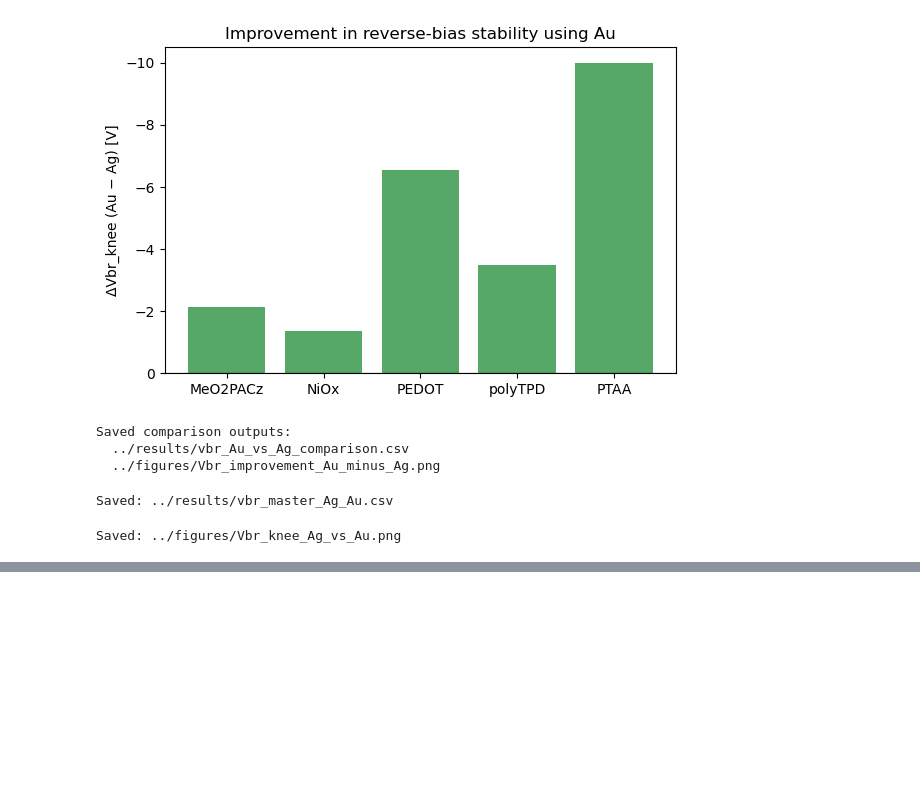
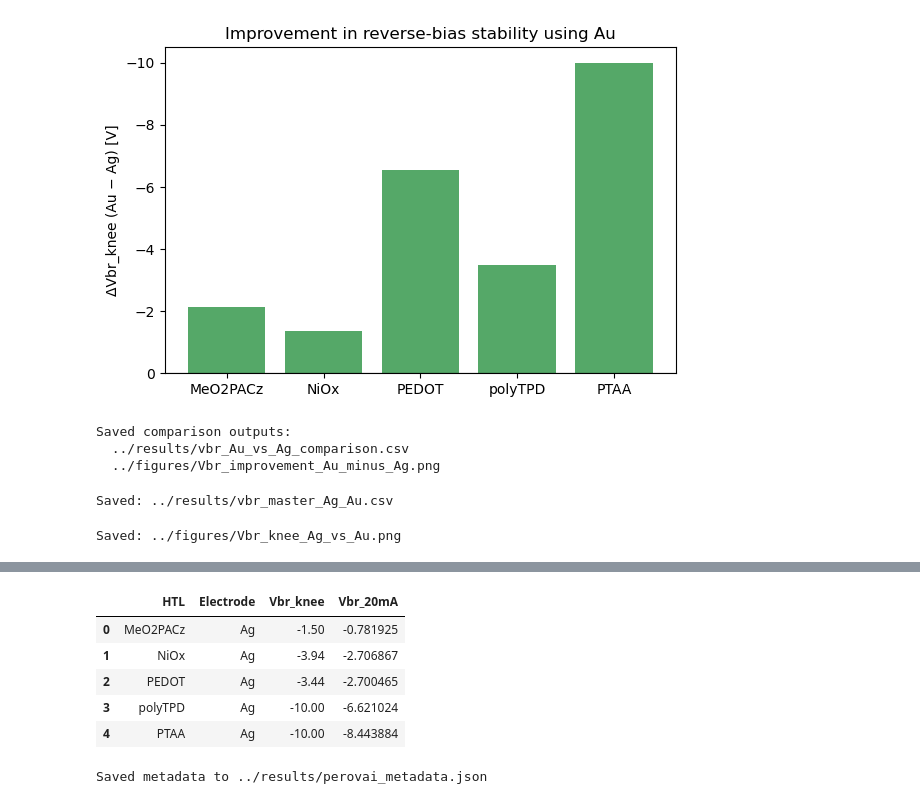
Before and after one commit to Mazhar-PerovAI/PerovAI_Course, a Jupyter notebook: Week08/notebooks/Ag.ipynb, the cells around one changed output, grey strips where cells are left out. Cells and saved outputs as stored; diff of their text form; code cells hidden in the pictures; blank space fills up the shorter version.

```diff
--- a/Week08/notebooks/Ag.ipynb
+++ b/Week08/notebooks/Ag.ipynb
@@ -496,0 +525,62 @@ Saved: ../figures/Vbr_knee_Ag_vs_Au.png
+# %%
+import pandas as pd
+
+# Load synchronized datasets
+ag = pd.read_csv("../results/vbr_Ag_all_sync.csv")
+au = pd.read_csv("../results/vbr_Au_all.csv")
+
+# Standardize column names
+ag["Electrode"] = "Ag"
+au["Electrode"] = "Au"
+
+# Combine
+perov = pd.concat([ag, au], ignore_index=True)
+
+# Select and order only ML-relevant columns
+perov = perov[[
+    "HTL",
+    "Electrode",
+    "Vbr_knee",
+    "Vbr_20mA"
+]]
+
+# Save PerovAI dataset
+perov.to_csv("../results/perovai_dataset.csv", index=False)
+
+perov.head()
+# %% [output]
+|  | HTL | Electrode | Vbr_knee | Vbr_20mA |
+| 0 | MeO2PACz | Ag | -1.50 | -0.781925 |
+| 1 | NiOx | Ag | -3.94 | -2.706867 |
+| 2 | PEDOT | Ag | -3.44 | -2.700465 |
+| 3 | polyTPD | Ag | -10.00 | -6.621024 |
+| 4 | PTAA | Ag | -10.00 | -8.443884 |
+# %%
+import json
+
+metadata = {
+    "description": "Reverse-bias breakdown voltage dataset for perovskite solar cells",
+    "rows": "One row per device JV curve",
+    "columns": {
+        "HTL": "Hole transport layer material",
+        "Electrode": "Top electrode material (Ag or Au)",
+        "Vbr_knee": "Reverse-bias breakdown voltage from knee of log(|J|)-V curve (V)",
+        "Vbr_20mA": "Reverse-bias voltage where |J| crosses 20 mA/cm^2 (V)"
+    },
+    "units": {
+        "Vbr_knee": "V",
+        "Vbr_20mA": "V"
+    },
+    "notes": [
+        "Negative voltages indicate reverse bias",
+        "More negative Vbr indicates higher stability",
+        "Same extraction code used for Ag and Au"
+    ]
+}
+
+with open("../results/perovai_metadata.json", "w") as f:
+    json.dump(metadata, f, indent=2)
+
+print("Saved metadata to ../results/perovai_metadata.json")
+# %% [output]
+Saved metadata to ../results/perovai_metadata.json
```
Also changed, not shown: parts of 4 cells of this notebook, 3 other files.
